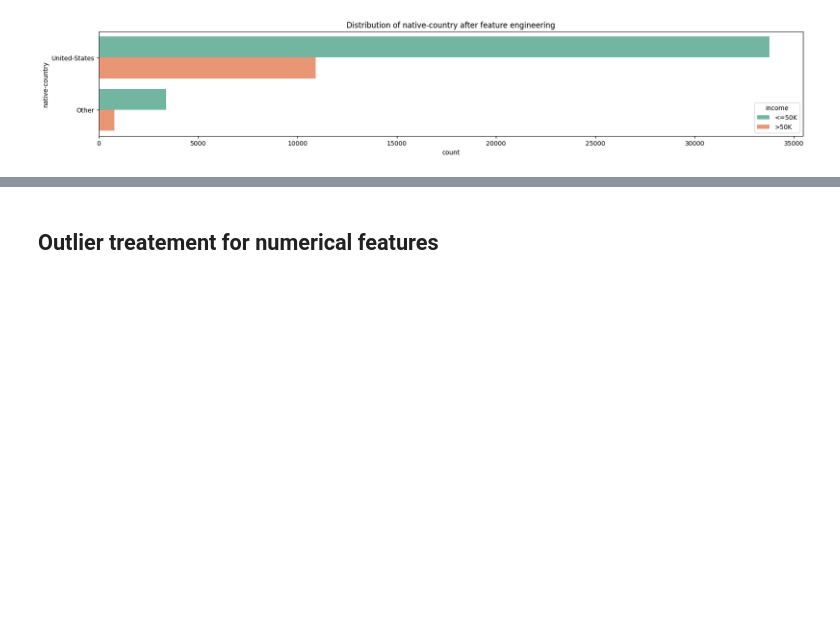
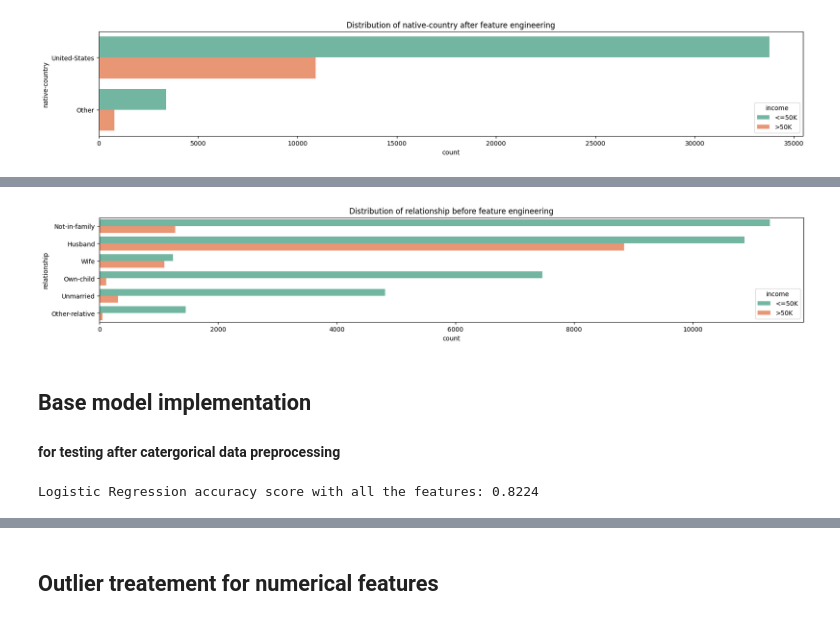
Before and after one commit to JanakaDilshanSendnayake/ML-Coursework, a Jupyter notebook: Data Preprocessing.ipynb, the cells around one changed output, grey strips where cells are left out. Saved outputs shown, nothing was run; the diff lists cells and outputs as text; code cells hidden in the pictures; blank space fills up the shorter version.

Commit message:
Data preprocessing 4
~ Outlier handling stopped due to lack of meta data.
~Some base models were implemented. But the models are overfitting

```diff
--- a/Data Preprocessing.ipynb
+++ b/Data Preprocessing.ipynb
@@ -863,0 +885,10 @@ plt.show()
+# %%
+plt.figure(figsize=(20,3))
+sns.countplot(y='relationship',hue='income',data=df,palette='Set2')
+plt.title(f'Distribution of relationship before feature engineering')
+plt.show()
+# %% [output]
+[figure, added]
+# %% [markdown]
+## Base model implementation
+#### for testing after catergorical data preprocessing
@@ -863,0 +922,13 @@ plt.show()
+# %%
+
+#Logistic Regression model with all feature
+from sklearn.linear_model import LogisticRegression
+from sklearn.metrics import accuracy_score
+
+logreg = LogisticRegression()
+logreg.fit(X_train, y_train)
+y_pred = logreg.predict(X_test)
+
+print('Logistic Regression accuracy score with all the features: {0:0.4f}'. format(accuracy_score(y_test, y_pred)))
+# %% [output]
+Logistic Regression accuracy score with all the features: 0.8224
```
Also changed, not shown: parts of 13 cells of this notebook.
